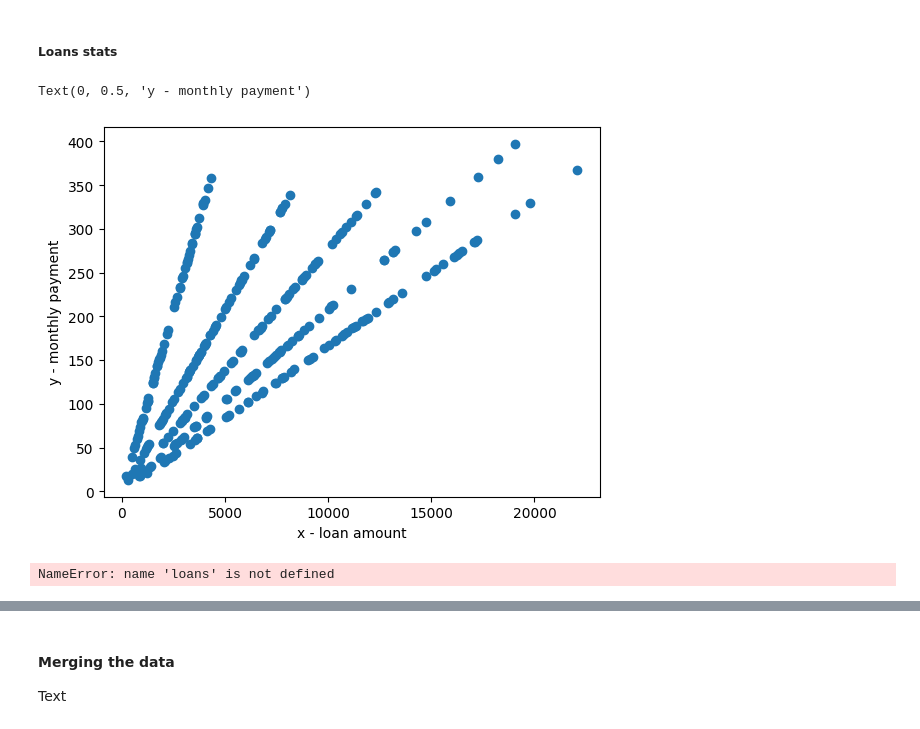
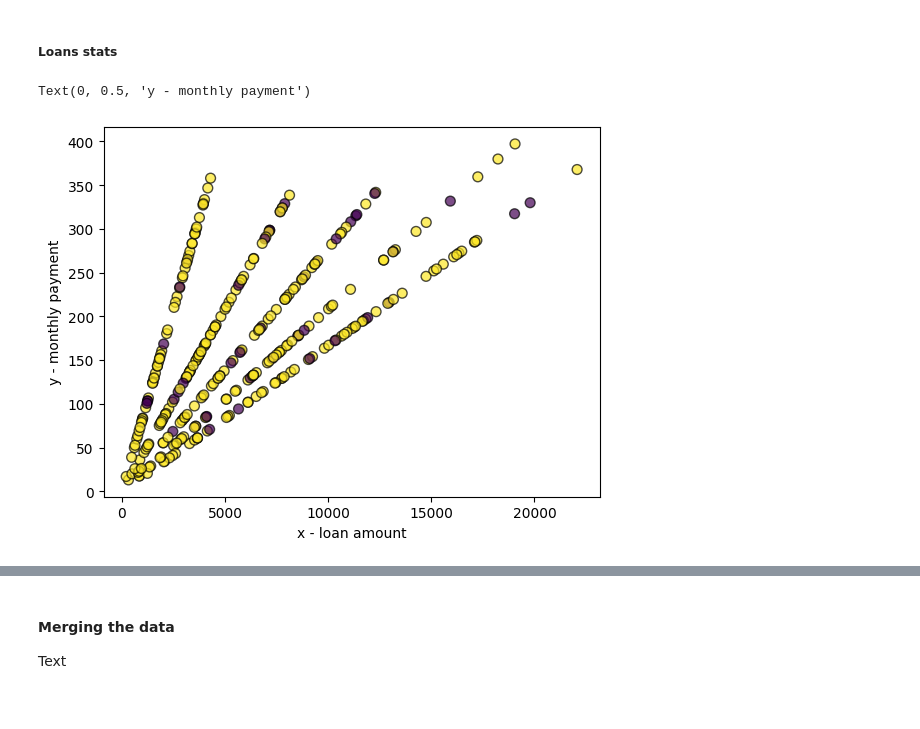
Before and after one commit to bdmendes/feup-ac-banking, a Jupyter notebook: project.ipynb, the cells around one changed output, grey strips where cells are left out. Drawn from its saved outputs; the diff is of its cells as text; code cells hidden in the pictures.

Commit message:
Add more graphs

```diff
--- a/project.ipynb
+++ b/project.ipynb
@@ -182,24 +229,14 @@ average_account_balances.head()
 # %%
 import matplotlib.pyplot as plt
 
-plt.scatter(loans["amount"],loans["monthly_payment"])
+status = []
+
+for s in loans["status"]:
+    status.append(0) if s == 'debt' else status.append(100)
+
+plt.scatter(loans["amount"],loans["monthly_payment"], alpha=.7, edgecolor='k', s = 50, c=status)
 plt.xlabel('x - loan amount')
 plt.ylabel('y - monthly payment')
 # %% [output]
 Text(0, 0.5, 'y - monthly payment')
-[figure, old version]
+[figure, new version]
-# %%
-#TODO
-data = []
-
-#print(loans[loans["duration"] < 30])
-
-#for i in range(0, 400, 50):
-#    temp = []
-#    temp.append((loans[loans["duration"] < i])["monthly_payment"])
-
-#plt.boxplot(loans["monthly_payment"])
-#plt.xlabel('x - duration')
-#plt.ylabel('y - monthly payment')
-# %% [output]
-NameError: name 'loans' is not defined
```
Also changed, not shown: parts of 17 cells of this notebook.
